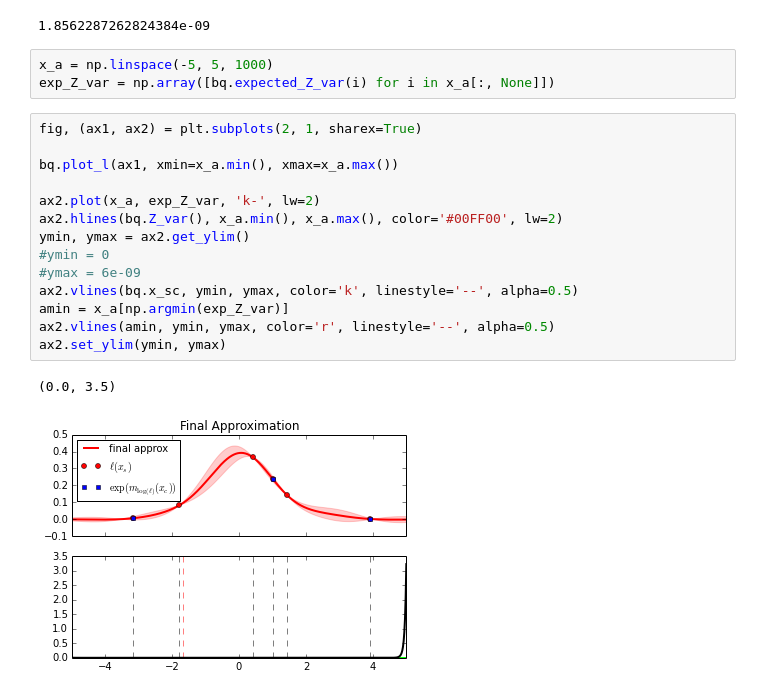
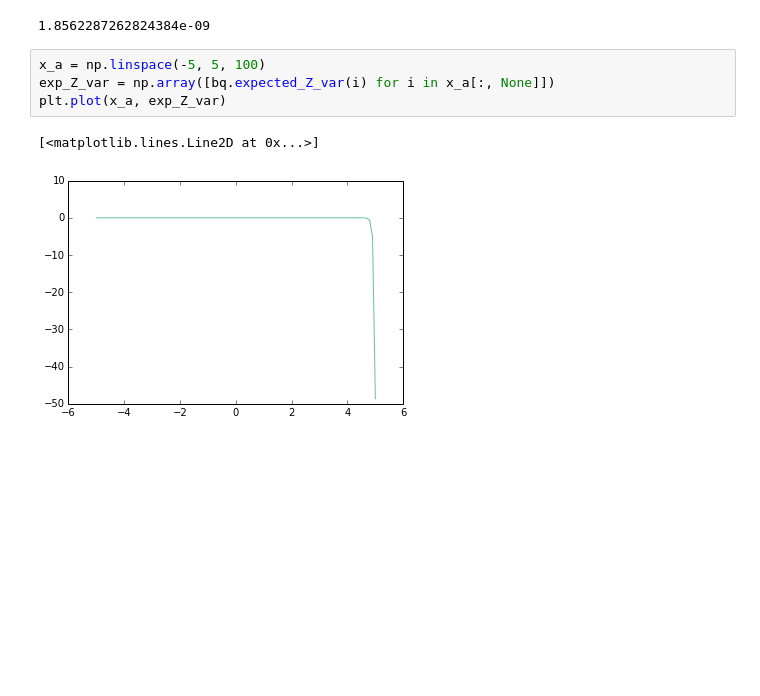
Before and after one commit to jhamrick/bayesian-quadrature, a Jupyter notebook: docs/ipynb/example.ipynb, the cells around one changed output. Saved outputs shown, nothing was run; the diff lists cells and outputs as text; blank space fills up the shorter version.

```diff
--- a/docs/ipynb/example.ipynb
+++ b/docs/ipynb/example.ipynb
@@ -62,22 +62,9 @@ bq.Z_var()
 # %% [output]
 1.8562287262824384e-09
 # %%
-x_a = np.linspace(-5, 5, 1000)
+x_a = np.linspace(-5, 5, 100)
 exp_Z_var = np.array([bq.expected_Z_var(i) for i in x_a[:, None]])
+plt.plot(x_a, exp_Z_var)
+# %% [output]
+[<matplotlib.lines.Line2D at 0x...>]
+[figure, added]
-# %%
-fig, (ax1, ax2) = plt.subplots(2, 1, sharex=True)
-
-bq.plot_l(ax1, xmin=x_a.min(), xmax=x_a.max())
-
-ax2.plot(x_a, exp_Z_var, 'k-', lw=2)
-ax2.hlines(bq.Z_var(), x_a.min(), x_a.max(), color='#00FF00', lw=2)
-ymin, ymax = ax2.get_ylim()
-#ymin = 0
-#ymax = 6e-09
-ax2.vlines(bq.x_sc, ymin, ymax, color='k', linestyle='--', alpha=0.5)
-amin = x_a[np.argmin(exp_Z_var)]
-ax2.vlines(amin, ymin, ymax, color='r', linestyle='--', alpha=0.5)
-ax2.set_ylim(ymin, ymax)
-# %% [output]
-(0.0, 3.5)
-[figure, removed]
```
Also changed, not shown: 2 other files.
